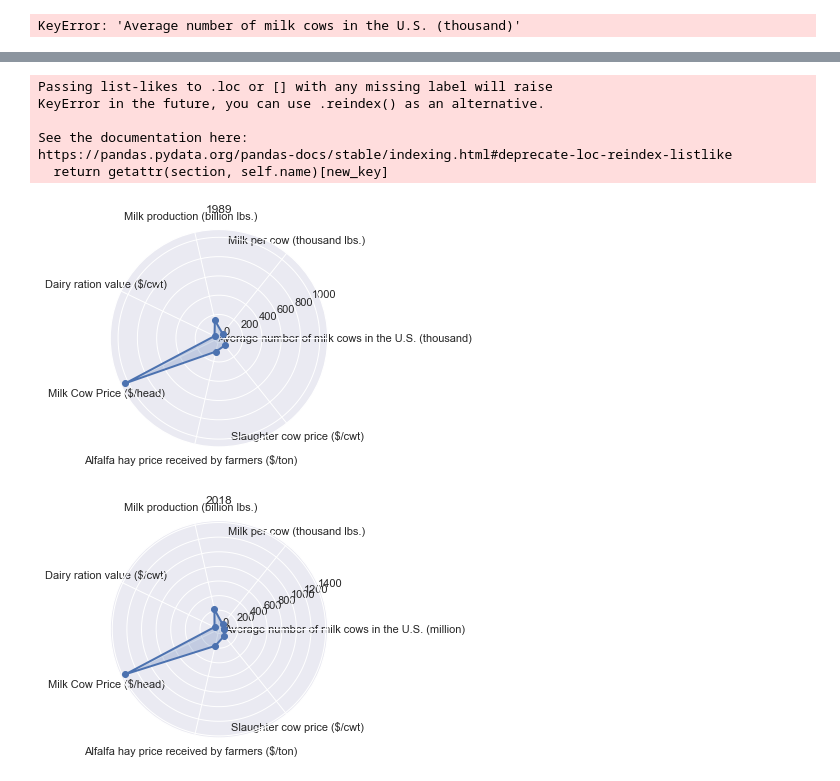
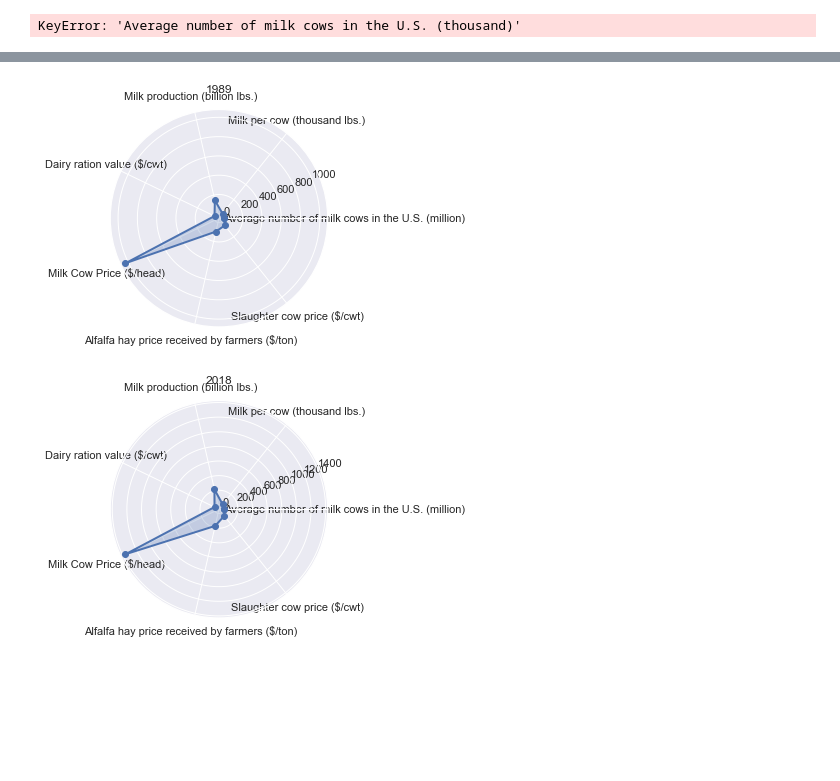
Before and after one commit to Ashraf4068/Dairy_project, a Jupyter notebook: main.ipynb, the cells around one changed output, grey strips where cells are left out. Drawn from its saved outputs; the diff is of its cells as text; code cells hidden in the pictures; blank space fills up the shorter version.

Commit message:
changed legend

```diff
--- a/main.ipynb
+++ b/main.ipynb
@@ -311,31 +311,25 @@ reset_annual_milk_production_factors_slim
 | 2008 | 9.314 | 20.397 | 189.978 | 9.17 | ... |
 | 2018 | 9.399 | 23.149 | 217.575 | 7.96 | ... |
 # %%
-labels=np.array(['Average number of milk cows in the U.S. (thousand)', 'Milk per cow (thousand lbs.)', 'Milk production (billion lbs.)', 'Dairy ration value ($/cwt)', 'Milk Cow Price ($/head)', 'Alfalfa hay price received by farmers ($/ton)', 'Slaughter cow price ($/cwt)'])
+labels=np.array(['Average number of milk cows in the U.S. (million)', 'Milk per cow (thousand lbs.)', 'Milk production (billion lbs.)', 'Dairy ration value ($/cwt)', 'Milk Cow Price ($/head)', 'Alfalfa hay price received by farmers ($/ton)', 'Slaughter cow price ($/cwt)'])
 stats=annual_milk_production_factors_slim.loc[0,labels].values
 
 angles=np.linspace(0, 2*np.pi, len(labels), endpoint=False)
 # close the plot
 stats=np.concatenate((stats,[stats[0]]))
 angles=np.concatenate((angles,[angles[0]]))
 
 seaborn.set()
 fig=plt.figure()
 ax = fig.add_subplot(111, polar=True)
 ax.plot(angles, stats, 'o-', linewidth=2)
 ax.fill(angles, stats, alpha=0.25)
 ax.set_thetagrids(angles * 180/np.pi, labels)
 ax.set_title(annual_milk_production_factors_slim.loc[0,"Year"])
 ax.grid(True)
 plt.show()
 # %% [output]
-Passing list-likes to .loc or [] with any missing label will raise
-KeyError in the future, you can use .reindex() as an alternative.
-
-See the documentation here:
-https://pandas.pydata.org/pandas-docs/stable/indexing.html#deprecate-loc-reindex-listlike
-  return getattr(section, self.name)[new_key]
-[figure, old version]
+[figure, new version]
 # %%
 labels=np.array(['Average number of milk cows in the U.S. (million)', 'Milk per cow (thousand lbs.)', 'Milk production (billion lbs.)', 'Dairy ration value ($/cwt)', 'Milk Cow Price ($/head)', 'Alfalfa hay price received by farmers ($/ton)', 'Slaughter cow price ($/cwt)'])
 stats=annual_milk_production_factors_slim.loc[3,labels].values
```
Also changed, not shown: 1 other file.
